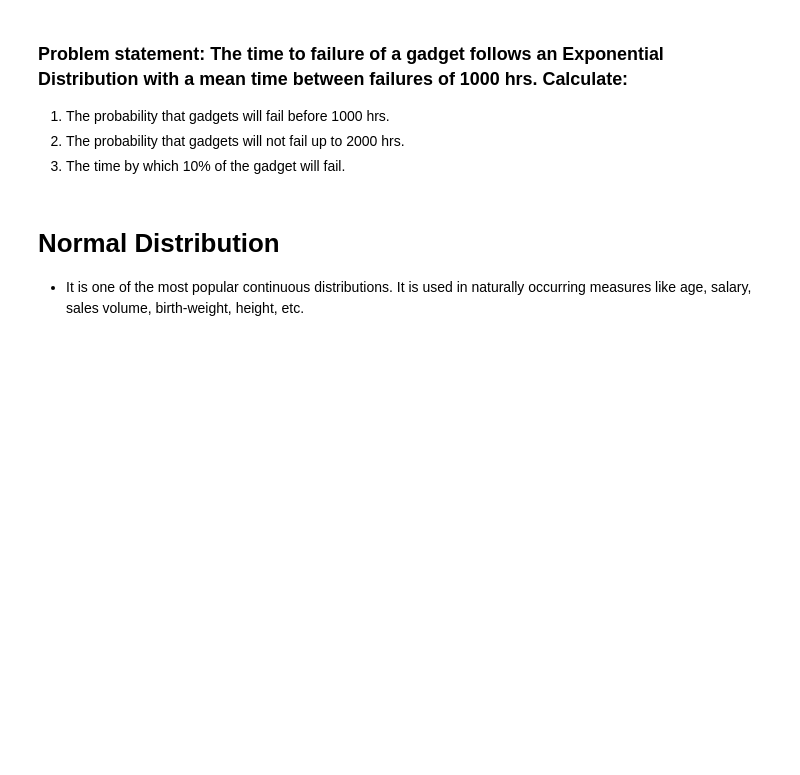
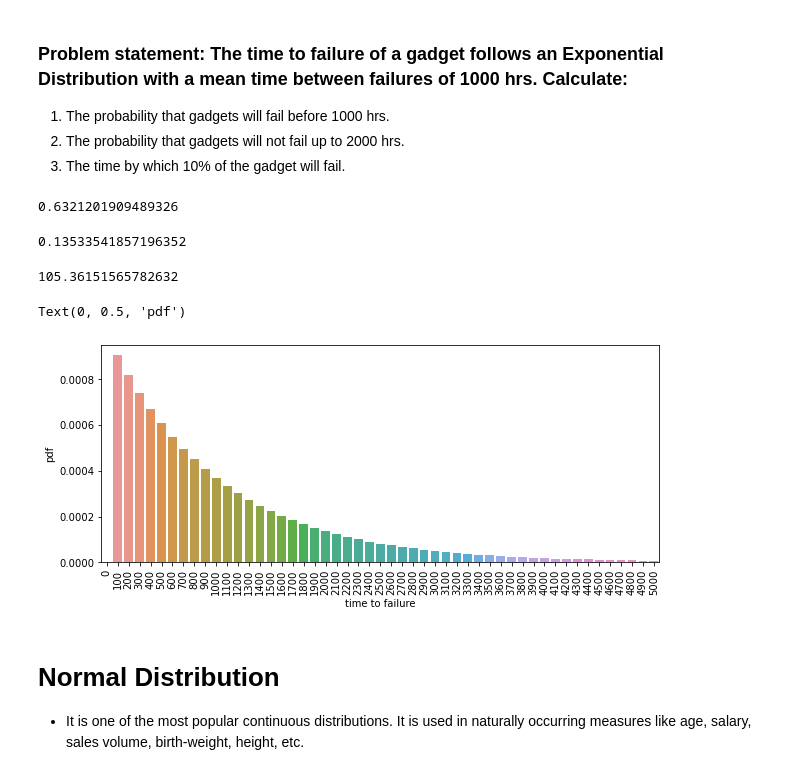
Before and after one commit to aliciag92/statistics-exercises, a Jupyter notebook: probability-and-hyp-test-practice.ipynb, the cells around one changed output. Drawn from its saved outputs; the diff is of its cells as text; code cells hidden in the pictures; blank space fills up the shorter version.

```diff
--- a/probability-and-hyp-test-practice.ipynb
+++ b/probability-and-hyp-test-practice.ipynb
@@ -95,6 +95,41 @@ Text(0, 0.5, 'pmf')
 1. The probability that gadgets will fail before 1000 hrs.
 2. The probability that gadgets will not fail up to 2000 hrs.
 3. The time by which 10% of the gadget will fail.
+# %%
+# The probability that gadgets will fail before 1000 hrs.
+
+#Solution: 1. The probability that gadgets will fail before 1000 hrs.
+#CDF up to 1000 will give the probability of failing before 1000 hrs.
+#The stats.expon.cdf() function takes parameters the number of hrs, the mean, and scale of the exponential distribution.
+
+
+stats.expon.cdf(1000, 1/1000, 1000)
+# %% [output]
+0.6321201909489326
+# %%
+# The probability that gadgets will not fail up to 2000 hrs.
+
+1 - stats.expon.cdf(2000, 1/1000, 1000)
+# %% [output]
+0.13533541857196352
+# %%
+# The time by which 10% of the gadget will fail.
+
+stats.expon.ppf(0.1, 1/1000, 1000)
+# %% [output]
+105.36151565782632
+# %%
+#Visualizing the PDF against various time-to-fail hours ranging from 100 to 5000
+
+pdf_data_expon = pd.DataFrame({'success': range(0, 5100, 100), 'pdf' : stats.expon.pdf(range(0,5100,100), 1/1000, 1000)})
+plt.figure(figsize = (10,4))
+sn.barplot(x = pdf_data_expon.success, y = pdf_data_expon.pdf)
+plt.xticks(rotation = 90)
+plt.xlabel('time to failure')
+plt.ylabel('pdf')
+# %% [output]
+Text(0, 0.5, 'pdf')
+[figure, added]
 # %% [markdown]
 # Normal Distribution
 
```
Also changed, not shown: parts of 7 cells of this notebook.
